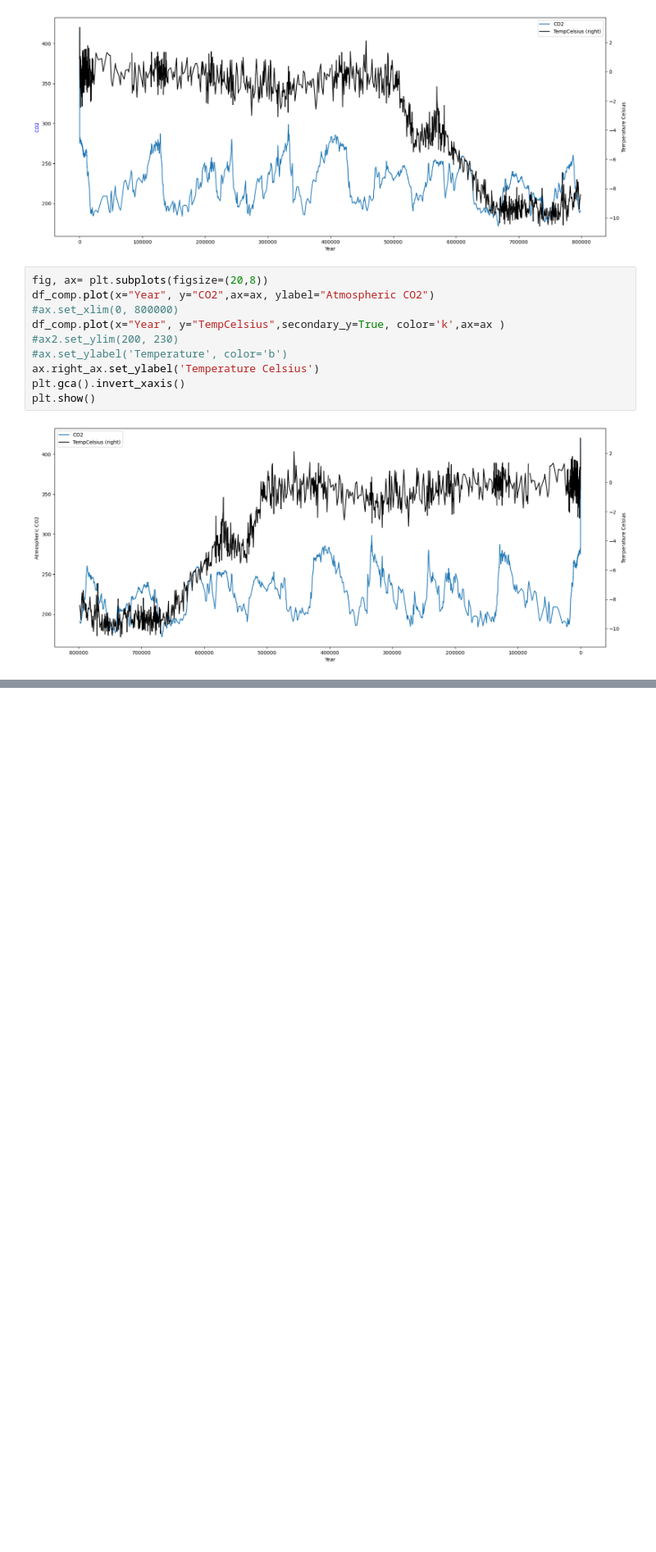
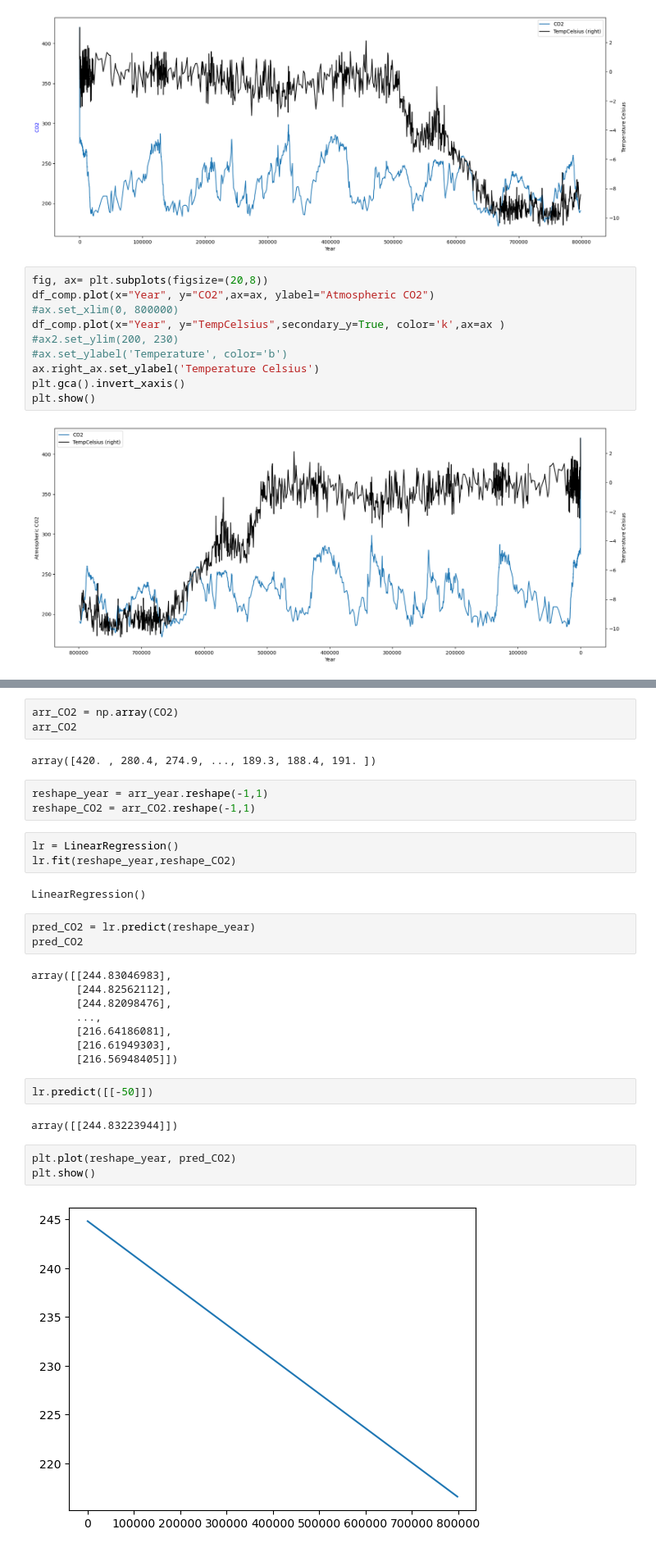
Before and after one commit to mickalleny2k/PfDA_Project2, a Jupyter notebook: project.ipynb, the cells around one changed output, grey strips where cells are left out. Shown at 82% size. Drawn from its saved outputs; the diff is of its cells as text; blank space fills up the shorter version.

Commit message:
Linear Regression : CO2 and Temperature

```diff
--- a/project.ipynb
+++ b/project.ipynb
@@ -437,0 +451,33 @@ plt.show()
+# %%
+arr_CO2 = np.array(CO2)
+arr_CO2
+# %% [output]
+array([420. , 280.4, 274.9, ..., 189.3, 188.4, 191. ])
+# %%
+reshape_year = arr_year.reshape(-1,1)
+reshape_CO2 = arr_CO2.reshape(-1,1)
+# %%
+lr = LinearRegression()
+lr.fit(reshape_year,reshape_CO2)
+# %% [output]
+LinearRegression()
+# %%
+pred_CO2 = lr.predict(reshape_year)
+pred_CO2
+# %% [output]
+array([[244.83046983],
+       [244.82562112],
+       [244.82098476],
+       ...,
+       [216.64186081],
+       [216.61949303],
+       [216.56948405]])
+# %%
+lr.predict([[-50]])
+# %% [output]
+array([[244.83223944]])
+# %%
+plt.plot(reshape_year, pred_CO2)
+plt.show()
+# %% [output]
+[figure, added]
```
Also changed, not shown: parts of 11 cells of this notebook.
